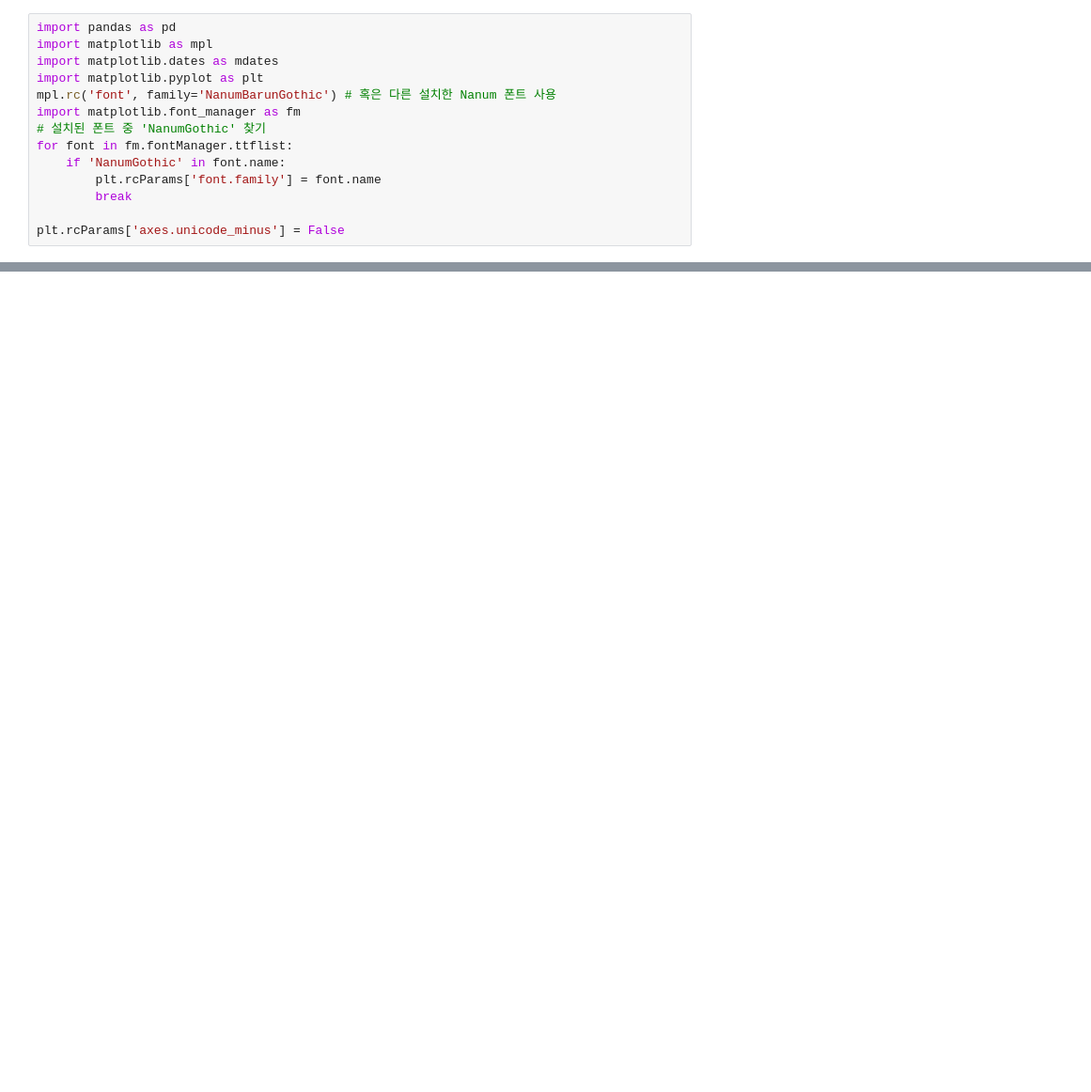
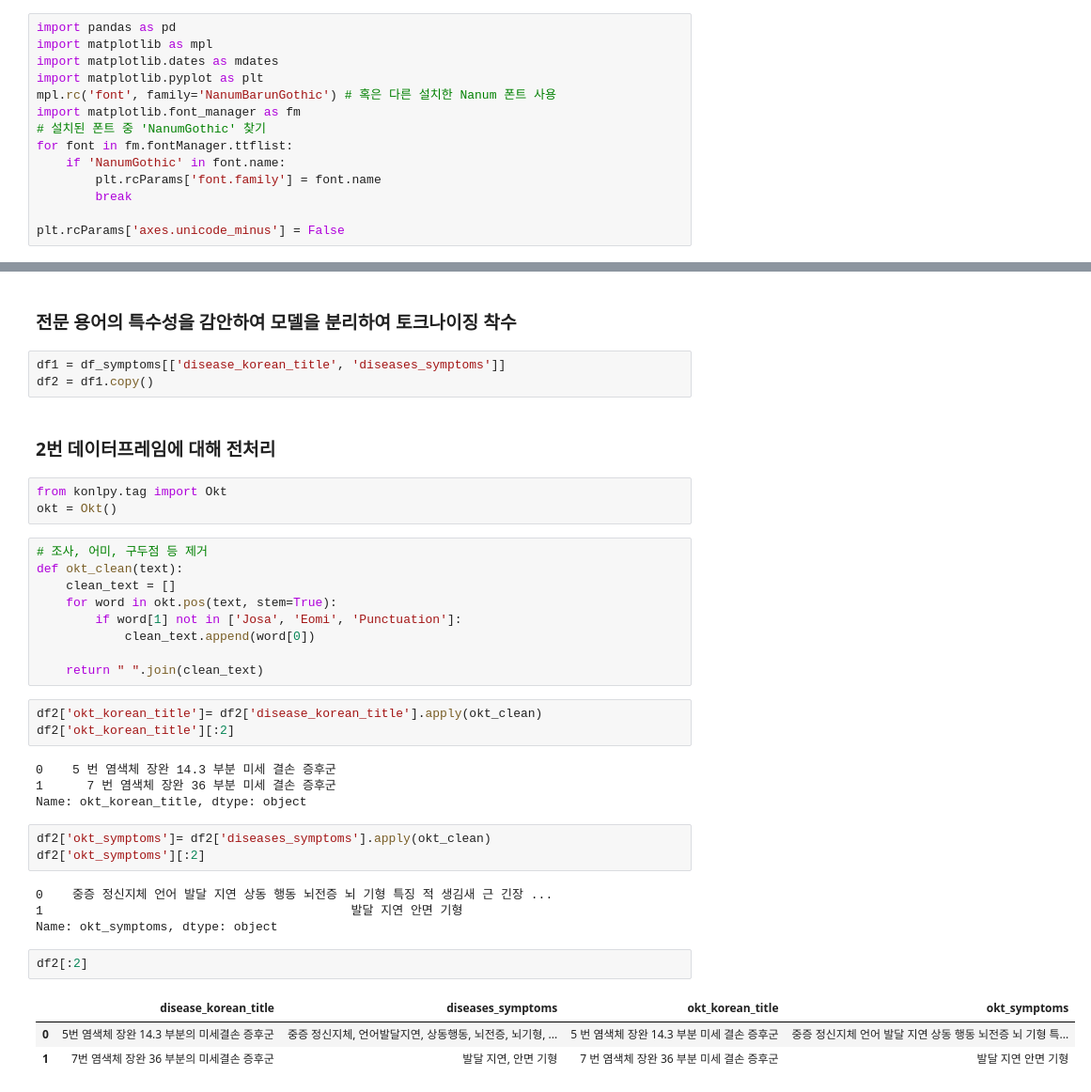
Before and after one commit to kdj0712/teamKim1, a Jupyter notebook: data/search_insite.ipynb, the cells around one changed output, grey strips where cells are left out. Shown at 94% size. Cells and saved outputs as stored; diff of their text form; blank space fills up the shorter version.

```diff
--- a/data/search_insite.ipynb
+++ b/data/search_insite.ipynb
@@ -19,0 +47,39 @@ FileNotFoundError: [Errno 2] No such file or directory: 'teamKim/data/csv/djkim_
+# %% [markdown]
+### 전문 용어의 특수성을 감안하여 모델을 분리하여 토크나이징 착수
+# %%
+df1 = df_symptoms[['disease_korean_title', 'diseases_symptoms']]
+df2 = df1.copy()
+# %% [markdown]
+### 2번 데이터프레임에 대해 전처리
+# %%
+from konlpy.tag import Okt
+okt = Okt()
+# %%
+# 조사, 어미, 구두점 등 제거
+def okt_clean(text):
+    clean_text = []
+    for word in okt.pos(text, stem=True):
+        if word[1] not in ['Josa', 'Eomi', 'Punctuation']:
+            clean_text.append(word[0])
+
+    return " ".join(clean_text)
+# %%
+df2['okt_korean_title']= df2['disease_korean_title'].apply(okt_clean)
+df2['okt_korean_title'][:2]
+# %% [output]
+0    5 번 염색체 장완 14.3 부분 미세 결손 증후군
+1      7 번 염색체 장완 36 부분 미세 결손 증후군
+Name: okt_korean_title, dtype: object
+# %%
+df2['okt_symptoms']= df2['diseases_symptoms'].apply(okt_clean)
+df2['okt_symptoms'][:2]
+# %% [output]
+0    중증 정신지체 언어 발달 지연 상동 행동 뇌전증 뇌 기형 특징 적 생김새 근 긴장 ...
+1                                          발달 지연 안면 기형
+Name: okt_symptoms, dtype: object
+# %%
+df2[:2]
+# %% [output]
+|  | disease_korean_title | diseases_symptoms | okt_korean_title | okt_symptoms |
+| 0 | 5번 염색체 장완 14.3 부분의 미세결손 증후군 | 중증 정신지체, 언어발달지연, 상동행동, 뇌전증, 뇌기형, ... | 5 번 염색체 장완 14.3 부분 미세 결손 증후군 | 중증 정신지체 언어 발달 지연 상동 행동 뇌전증 뇌 기형 특... |
+| 1 | 7번 염색체 장완 36 부분의 미세결손 증후군 | 발달 지연, 안면 기형 | 7 번 염색체 장완 36 부분 미세 결손 증후군 | 발달 지연 안면 기형 |
```
Also changed, not shown: parts of 35 cells of this notebook, 22 other files.
